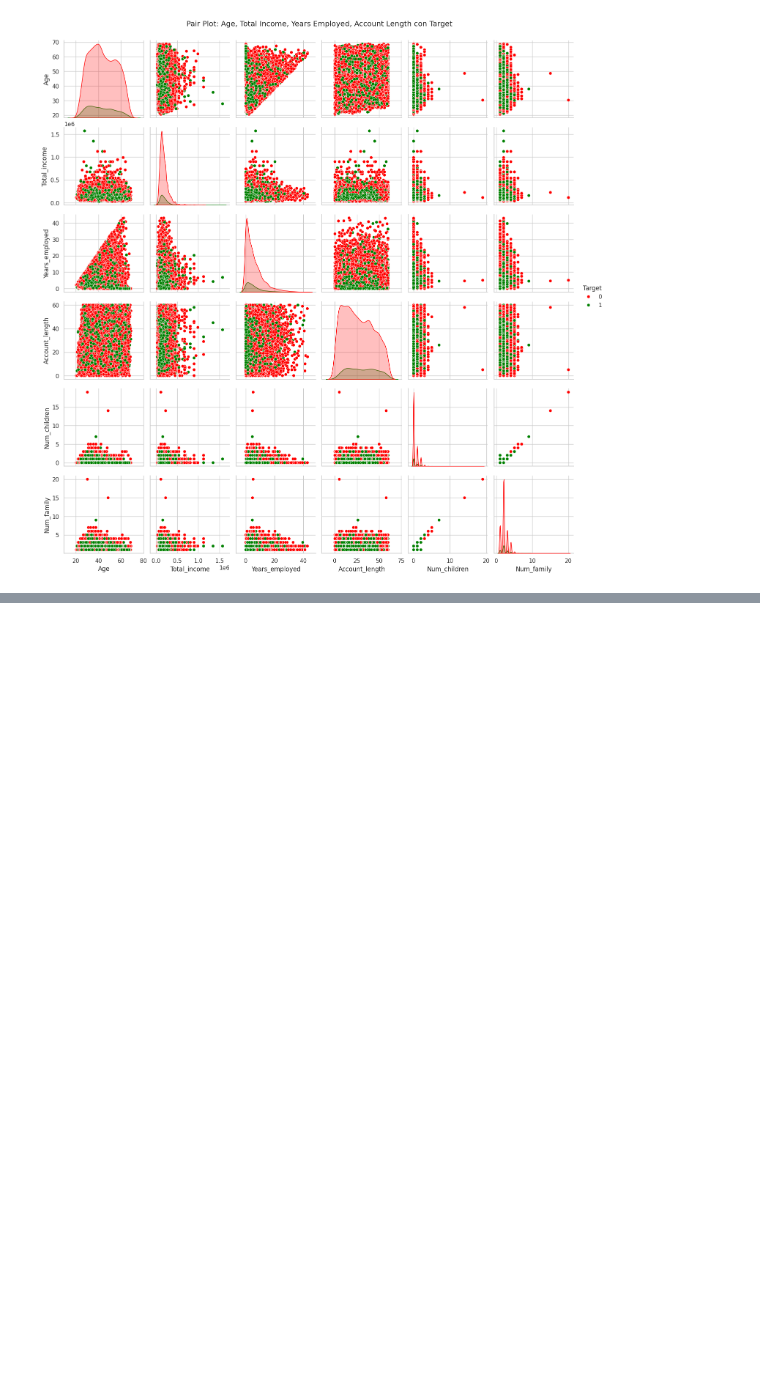
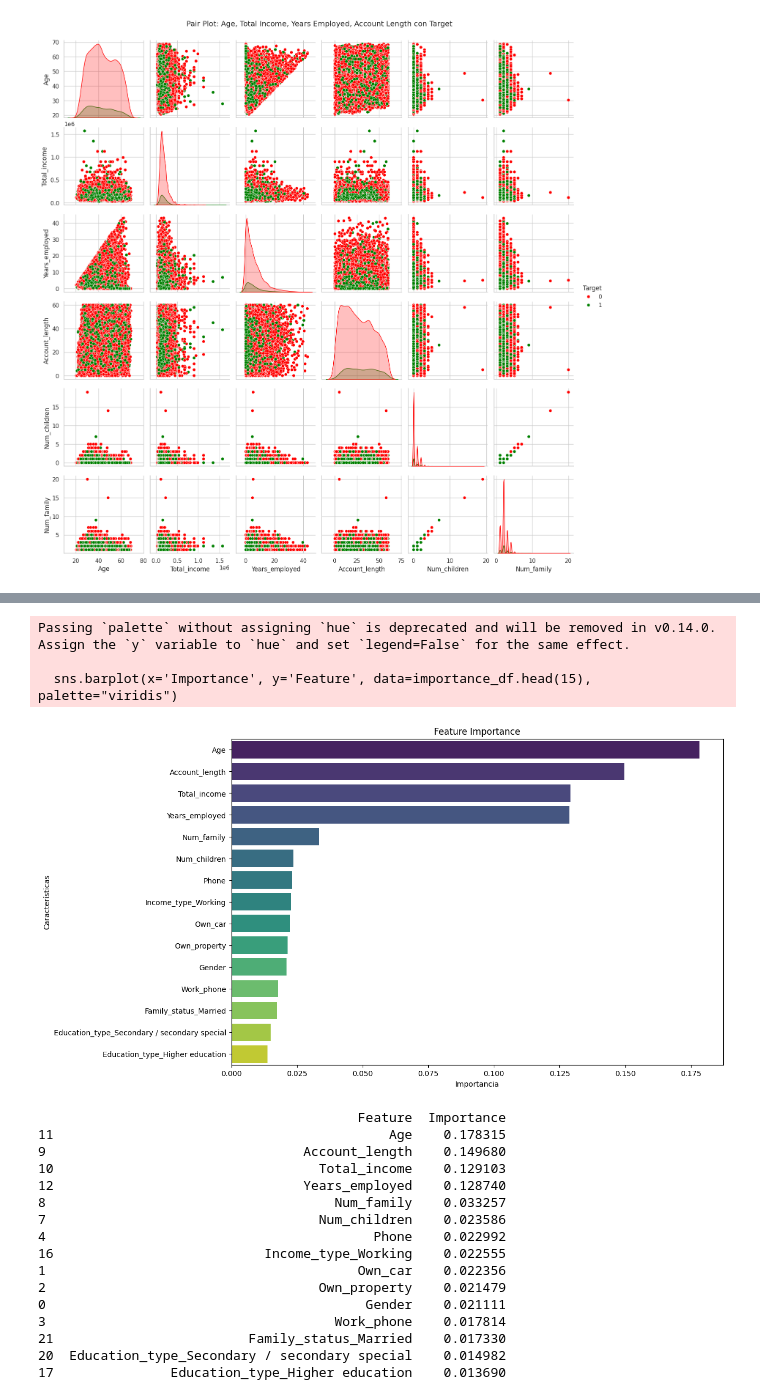
Before and after one commit to Jartorias/DSII_61115_Coderhouse, a Jupyter notebook: ProyectoDSII_ParteI_Diego_Fernando_Neira_Echeverry_Comision_61115.ipynb, the cells around one changed output, grey strips where cells are left out. Cells and saved outputs as stored; diff of their text form; code cells hidden in the pictures; blank space fills up the shorter version.

```diff
--- a/ProyectoDSII_ParteI_Diego_Fernando_Neira_Echeverry_Comision_61115.ipynb
+++ b/ProyectoDSII_ParteI_Diego_Fernando_Neira_Echeverry_Comision_61115.ipynb
@@ -809,0 +1110,60 @@ hola como vas
+# %%
+import pandas as pd
+import matplotlib.pyplot as plt
+import seaborn as sns
+import numpy as np
+
+# URL del dataset
+url = "https://raw.githubusercontent.com/Jartorias/DSII_61115_Coderhouse/main/credit_card_eligibility.csv"
+
+# Cargar el dataset usando pandas
+df = pd.read_csv(url, delimiter=",", encoding="ISO-8859-1")
+
+# Importar las bibliotecas necesarias
+from sklearn.model_selection import train_test_split
+from sklearn.ensemble import RandomForestClassifier
+from sklearn.metrics import classification_report, confusion_matrix
+
+# Separar características (X) y variable objetivo (y)
+X = df.drop(columns=['Target', 'ID'])
+y = df['Target']
+
+# Convertir variables categóricas a formato numérico usando OneHotEncoding
+X = pd.get_dummies(X, drop_first=True)
+
+# Dividir el conjunto de datos en entrenamiento (80%) y prueba (20%)
+X_train, X_test, y_train, y_test = train_test_split(X, y, test_size=0.2, random_state=42, stratify=y)
+
+# Inicializar el modelo de RandomForestClassifier
+rf_model = RandomForestClassifier(random_state=42)
+
+# Entrenar el modelo con los datos de entrenamiento
+rf_model.fit(X_train, y_train)
+
+# Realizar predicciones en el conjunto de prueba
+y_pred = rf_model.predict(X_test)
+
+# Evaluar el rendimiento del modelo
+print("Matriz de confusión:")
+print(confusion_matrix(y_test, y_pred))
+print("\nInforme de clasificación:")
+print(classification_report(y_test, y_pred))
+
+# Crear un DataFrame con las importancias de las características y sus nombres
+importances = rf_model.feature_importances_
+features_names = X_train.columns
+importance_df = pd.DataFrame({'Feature': features_names, 'Importance': importances})
+importance_df = importance_df.sort_values(by='Importance', ascending=False) # Ordenar por importancia
+
+# Visualizar la importancia de las características con color
+plt.figure(figsize=(12, 8))
+sns.barplot(x='Importance', y='Feature', data=importance_df.head(15), palette="viridis")
+plt.title('Feature Importance')
+plt.xlabel("Importancia")
+plt.ylabel("Características")
+plt.show()
+
+# Analizando un top 15 de características
+top_features = importance_df.head(15)
+print(top_features)
+# %% [output]
@@ -809,0 +1183,20 @@ hola como vas
+Passing `palette` without assigning `hue` is deprecated and will be removed in v0.14.0. Assign the `y` variable to `hue` and set `legend=False` for the same effect.
+
+  sns.barplot(x='Importance', y='Feature', data=importance_df.head(15), palette="viridis")
+[figure, added]
+                                         Feature  Importance
+11                                           Age    0.178315
+9                                 Account_length    0.149680
+10                                  Total_income    0.129103
+12                                Years_employed    0.128740
+8                                     Num_family    0.033257
+7                                   Num_children    0.023586
+4                                          Phone    0.022992
+16                           Income_type_Working    0.022555
+1                                        Own_car    0.022356
+2                                   Own_property    0.021479
+0                                         Gender    0.021111
+3                                     Work_phone    0.017814
+21                         Family_status_Married    0.017330
+20  Education_type_Secondary / secondary special    0.014982
+17               Education_type_Higher education    0.013690
```
Also changed, not shown: parts of 45 cells of this notebook.
